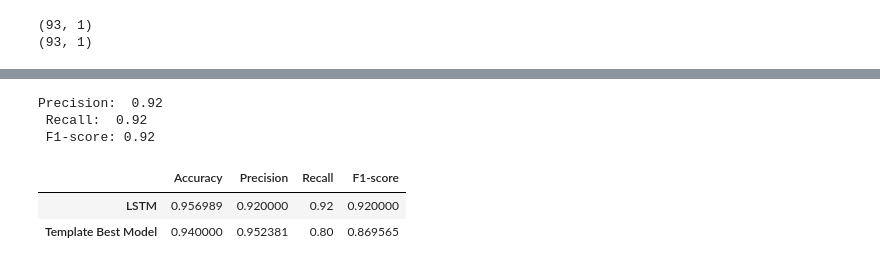
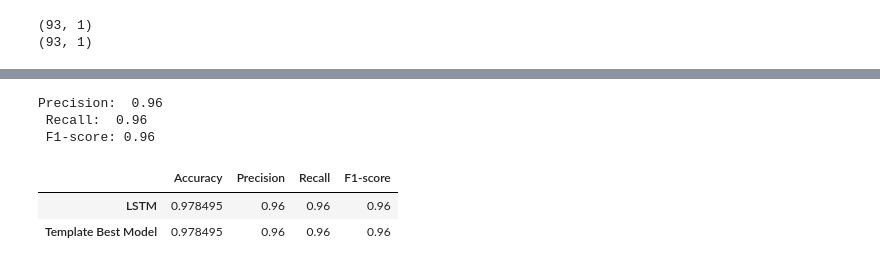
Before and after one commit to FuseII/intelligent_systems, a Jupyter notebook: lab_13_16/RNN_LSTM_GRU.ipynb, the cells around one changed output, grey strips where cells are left out. Saved outputs shown, nothing was run; the diff lists cells and outputs as text; code cells hidden in the pictures.

```diff
--- a/lab_13_16/RNN_LSTM_GRU.ipynb
+++ b/lab_13_16/RNN_LSTM_GRU.ipynb
@@ -401,7 +403,11 @@ print(label_array)
 # %%
 %%time
 # fit the network
-model.fit(seq_array, label_array, epochs=10, batch_size=200, validation_split=0.05, verbose=1,
-          callbacks = [keras.callbacks.EarlyStopping(monitor='val_loss', min_delta=0, patience=0, verbose=0, mode='auto')])
+t1 = time()
+# history = model.fit(seq_array, label_array, epochs=10, batch_size=200, validation_split=0.05, verbose=1,
+#           callbacks = [keras.callbacks.EarlyStopping(monitor='val_loss', min_delta=0, patience=0, verbose=0, mode='auto')])
+history = model.fit(seq_array, label_array, epochs=10, batch_size=200, validation_split=0.1, verbose=1)
+t2 = time()
+print("Время выполнения: {:.2f}s".format(t2 - t1))
 # %% [output]
 Epoch 1/10
@@ -520,17 +563,16 @@ recall_test = recall_score(y_true_test, y_pred_test)
 f1_test = 2 * (precision_test * recall_test) / (precision_test + recall_test)
 print( 'Precision: ', precision_test, '\n', 'Recall: ', recall_test,'\n', 'F1-score:', f1_test )
 # %% [output]
-Precision:  0.92
- Recall:  0.92
- F1-score: 0.92
+Precision:  0.96
+ Recall:  0.96
+ F1-score: 0.96
 # %%
-results_df = pd.DataFrame([[scores_test[1],precision_test,recall_test,f1_test],
-                          [0.94, 0.952381, 0.8, 0.869565]],
+results_df = pd.DataFrame([[scores_test[1],precision_test,recall_test,f1_test]],
                          columns = ['Accuracy', 'Precision', 'Recall', 'F1-score'],
                          index = ['LSTM',
                                  'Template Best Model'])
 results_df
 # %% [output]
 |  | Accuracy | Precision | Recall | F1-score |
-| LSTM | 0.956989 | 0.920000 | 0.92 | 0.920000 |
-| Template Best Model | 0.940000 | 0.952381 | 0.80 | 0.869565 |
+| LSTM | 0.978495 | 0.96 | 0.96 | 0.96 |
+| Template Best Model | 0.978495 | 0.96 | 0.96 | 0.96 |
```
Also changed, not shown: parts of 32 cells of this notebook, 2 other files.
